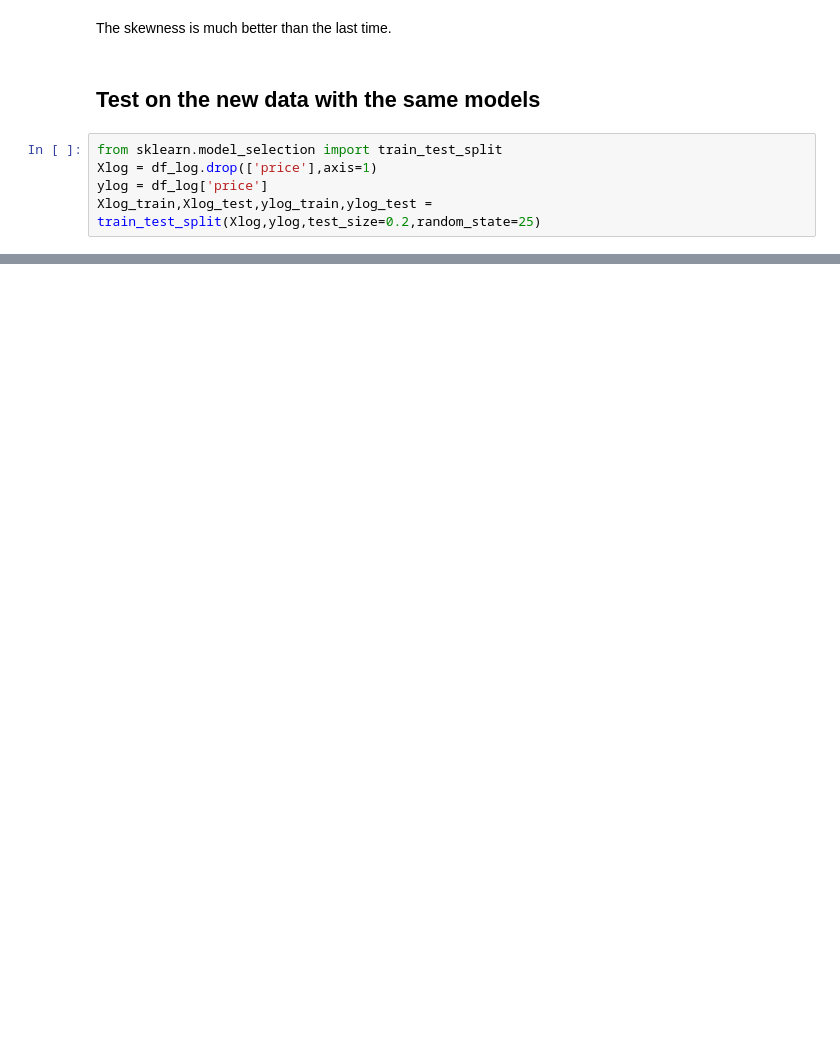
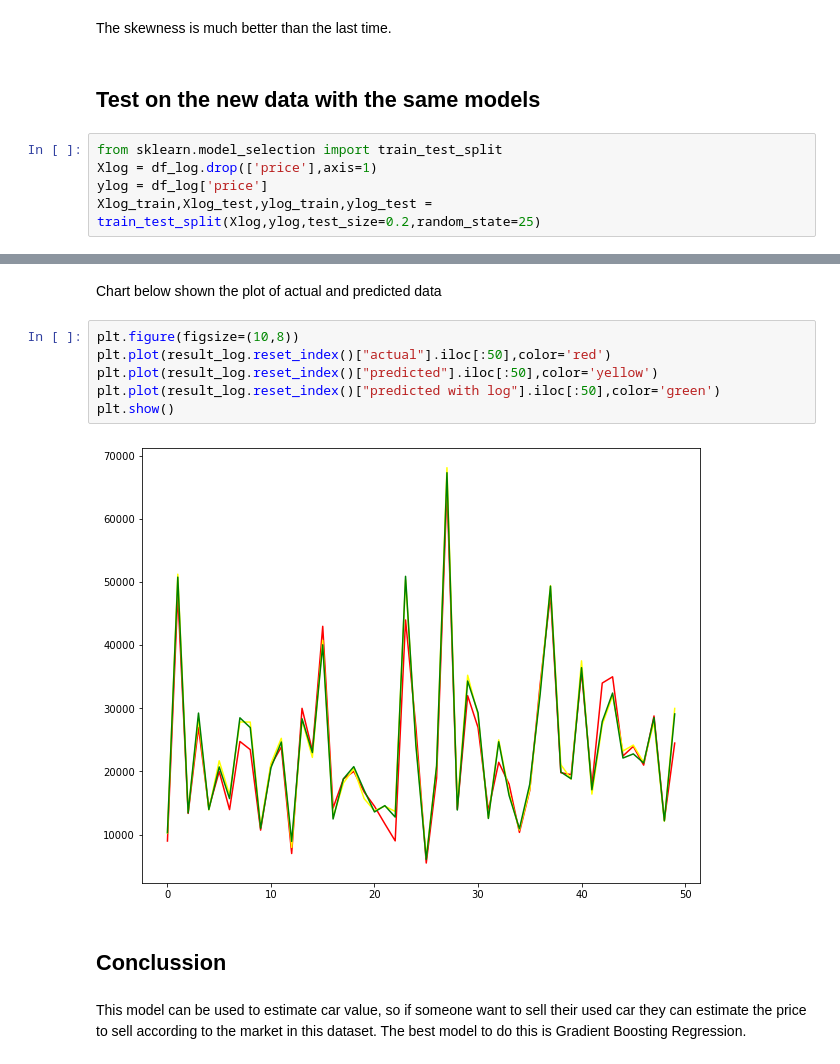
Before and after one commit to StevenDennis15/BMW-Car-Price-Predcition, a Jupyter notebook: BMW Car Price Prediction.ipynb, the cells around one changed output, grey strips where cells are left out. Saved outputs shown, nothing was run; the diff lists cells and outputs as text; blank space fills up the shorter version.

```diff
--- a/BMW Car Price Prediction.ipynb
+++ b/BMW Car Price Prediction.ipynb
@@ -316,0 +400,14 @@ result_log
+# %% [markdown]
+Chart below shown the plot of actual and predicted data
+# %%
+plt.figure(figsize=(10,8))
+plt.plot(result_log.reset_index()["actual"].iloc[:50],color='red')
+plt.plot(result_log.reset_index()["predicted"].iloc[:50],color='yellow')
+plt.plot(result_log.reset_index()["predicted with log"].iloc[:50],color='green')
+plt.show()
+# %% [output]
+[figure, added]
+# %% [markdown]
+## Conclussion
+# %% [markdown]
+This model can be used to estimate car value, so if someone want to sell their used car they can estimate the price to sell according to the market in this dataset. The best model to do this is Gradient Boosting Regression.
```
Also changed, not shown: parts of 17 cells of this notebook.
